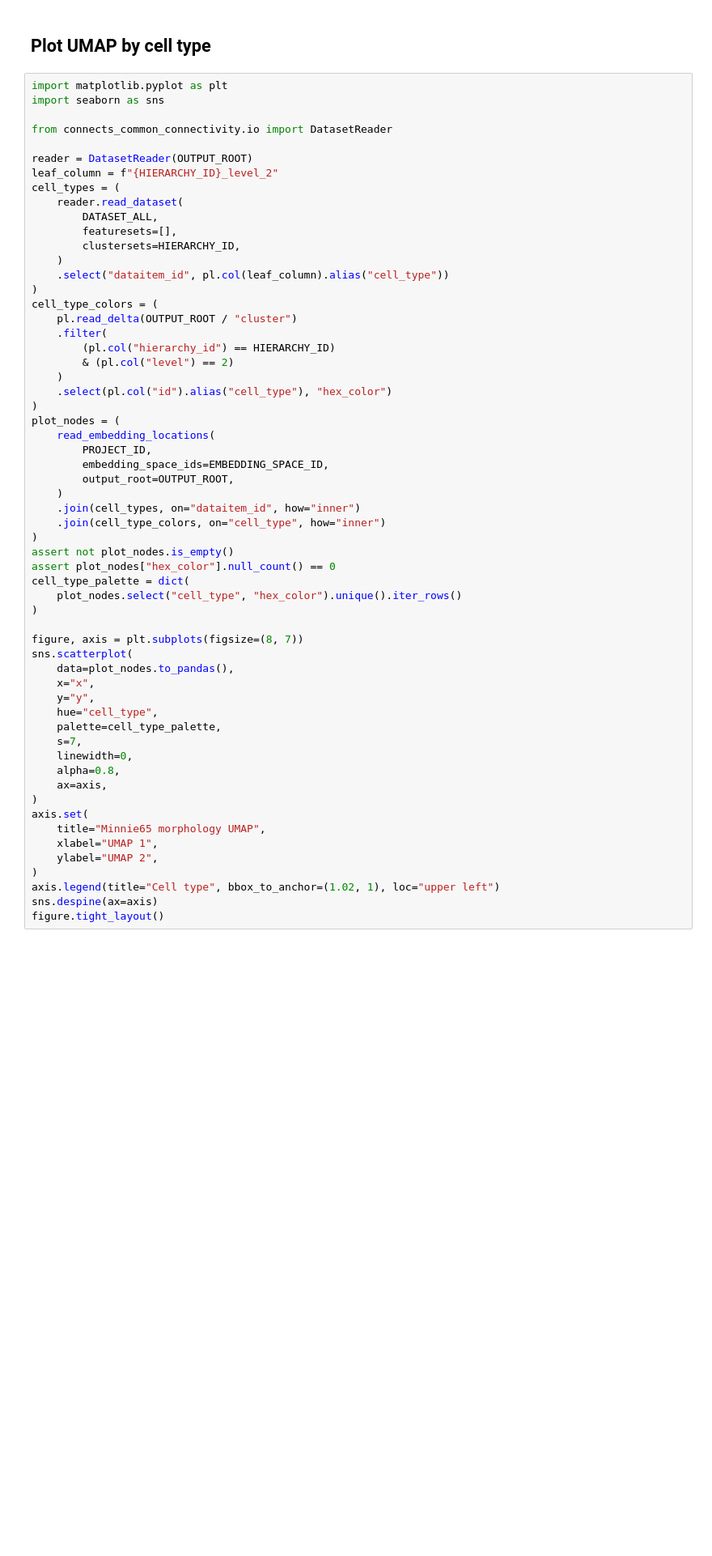
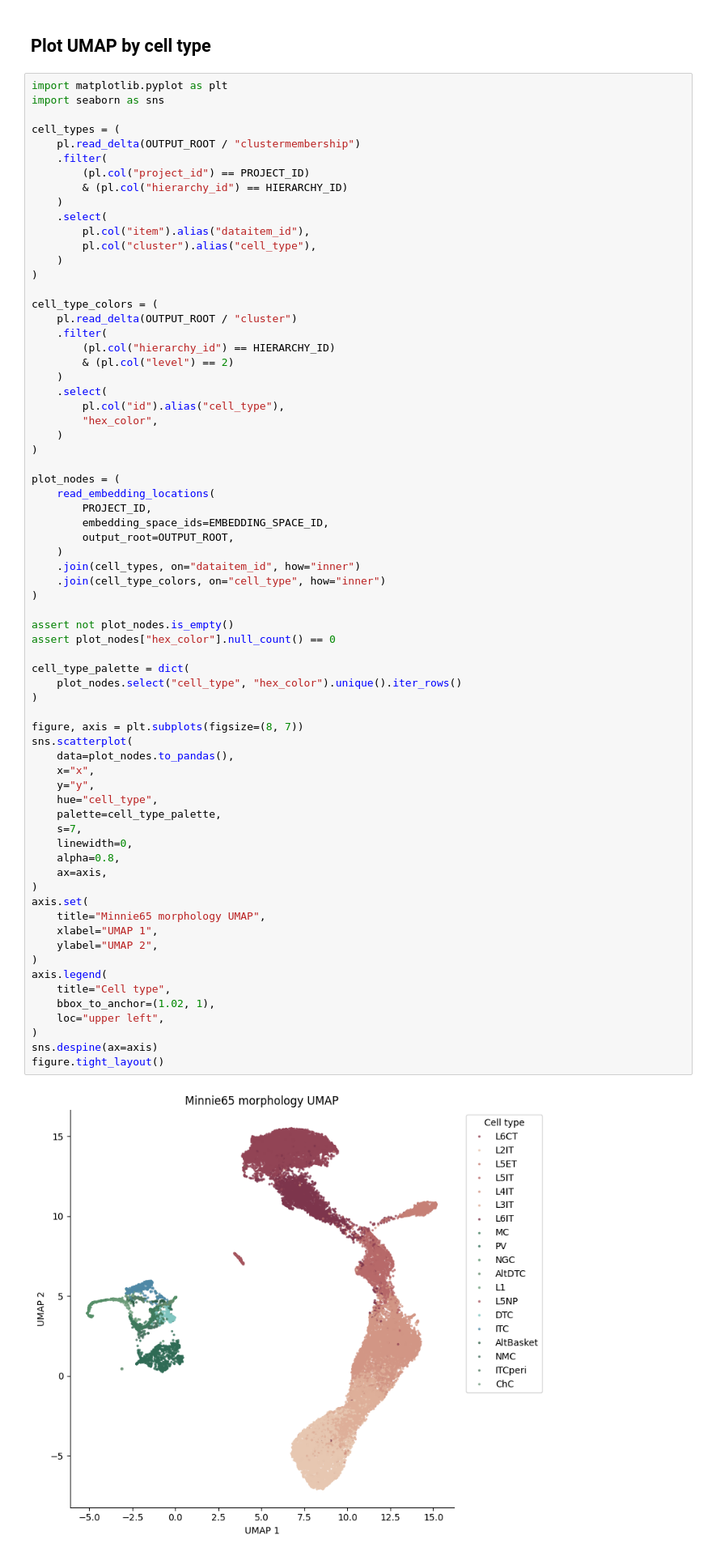
Before and after one commit to AllenInstitute/ConnectsCommonConnectivity, a Jupyter notebook: code/EM/etl_minnie1822_02_umap_features.ipynb, the cells around one changed output. Shown at 81% size. Drawn from its saved outputs; the diff is of its cells as text; blank space fills up the shorter version.

```diff
--- a/code/EM/etl_minnie1822_02_umap_features.ipynb
+++ b/code/EM/etl_minnie1822_02_umap_features.ipynb
@@ -249,26 +266,30 @@ print("Minnie 1822 morphology features and UMAP embedding verified.")
 import matplotlib.pyplot as plt
 import seaborn as sns
 
-from connects_common_connectivity.io import DatasetReader
+cell_types = (
+    pl.read_delta(OUTPUT_ROOT / "clustermembership")
+    .filter(
+        (pl.col("project_id") == PROJECT_ID)
+        & (pl.col("hierarchy_id") == HIERARCHY_ID)
+    )
+    .select(
+        pl.col("item").alias("dataitem_id"),
+        pl.col("cluster").alias("cell_type"),
+    )
+)
 
-reader = DatasetReader(OUTPUT_ROOT)
-leaf_column = f"{HIERARCHY_ID}_level_2"
-cell_types = (
-    reader.read_dataset(
-        DATASET_ALL,
-        featuresets=[],
-        clustersets=HIERARCHY_ID,
-    )
-    .select("dataitem_id", pl.col(leaf_column).alias("cell_type"))
-)
 cell_type_colors = (
     pl.read_delta(OUTPUT_ROOT / "cluster")
     .filter(
         (pl.col("hierarchy_id") == HIERARCHY_ID)
         & (pl.col("level") == 2)
     )
-    .select(pl.col("id").alias("cell_type"), "hex_color")
+    .select(
+        pl.col("id").alias("cell_type"),
+        "hex_color",
+    )
 )
+
 plot_nodes = (
     read_embedding_locations(
         PROJECT_ID,
@@ -276,31 +297,39 @@ plot_nodes = (
         output_root=OUTPUT_ROOT,
     )
     .join(cell_types, on="dataitem_id", how="inner")
     .join(cell_type_colors, on="cell_type", how="inner")
 )
+
 assert not plot_nodes.is_empty()
 assert plot_nodes["hex_color"].null_count() == 0
+
 cell_type_palette = dict(
     plot_nodes.select("cell_type", "hex_color").unique().iter_rows()
 )
 
 figure, axis = plt.subplots(figsize=(8, 7))
 sns.scatterplot(
     data=plot_nodes.to_pandas(),
     x="x",
     y="y",
     hue="cell_type",
     palette=cell_type_palette,
     s=7,
     linewidth=0,
     alpha=0.8,
     ax=axis,
 )
 axis.set(
     title="Minnie65 morphology UMAP",
     xlabel="UMAP 1",
     ylabel="UMAP 2",
 )
-axis.legend(title="Cell type", bbox_to_anchor=(1.02, 1), loc="upper left")
+axis.legend(
+    title="Cell type",
+    bbox_to_anchor=(1.02, 1),
+    loc="upper left",
+)
 sns.despine(ax=axis)
 figure.tight_layout()
+# %% [output]
+[figure, added]
```
Also changed, not shown: parts of 7 cells of this notebook, 8 other files.
